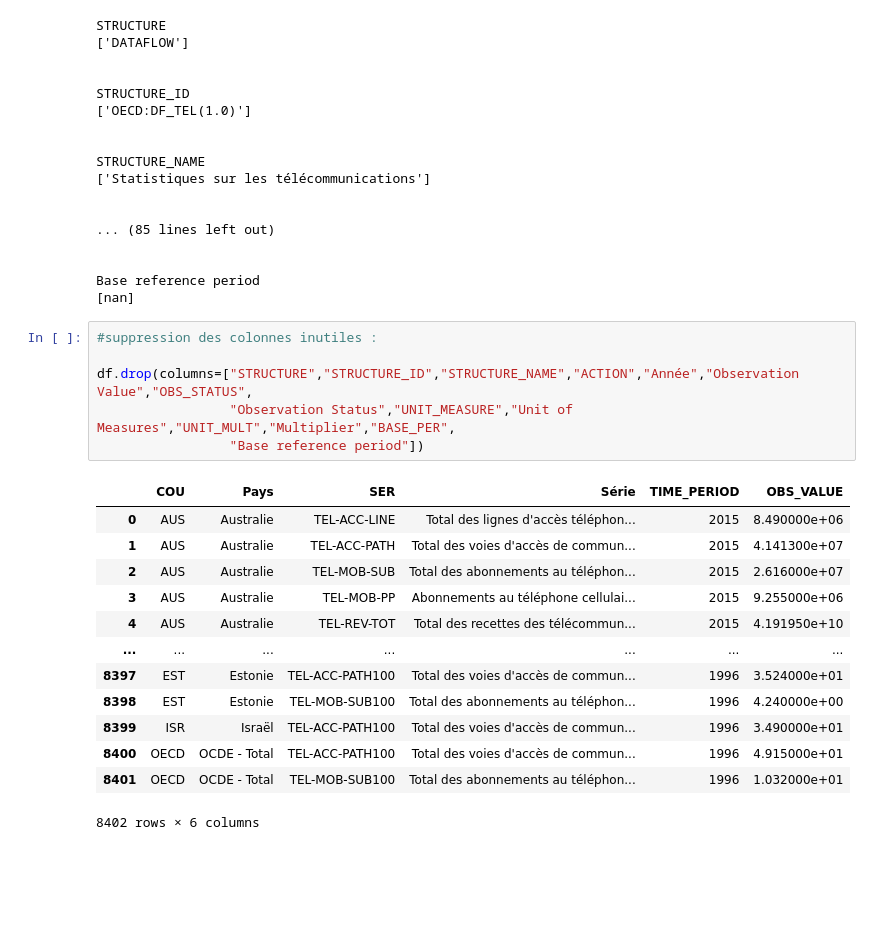
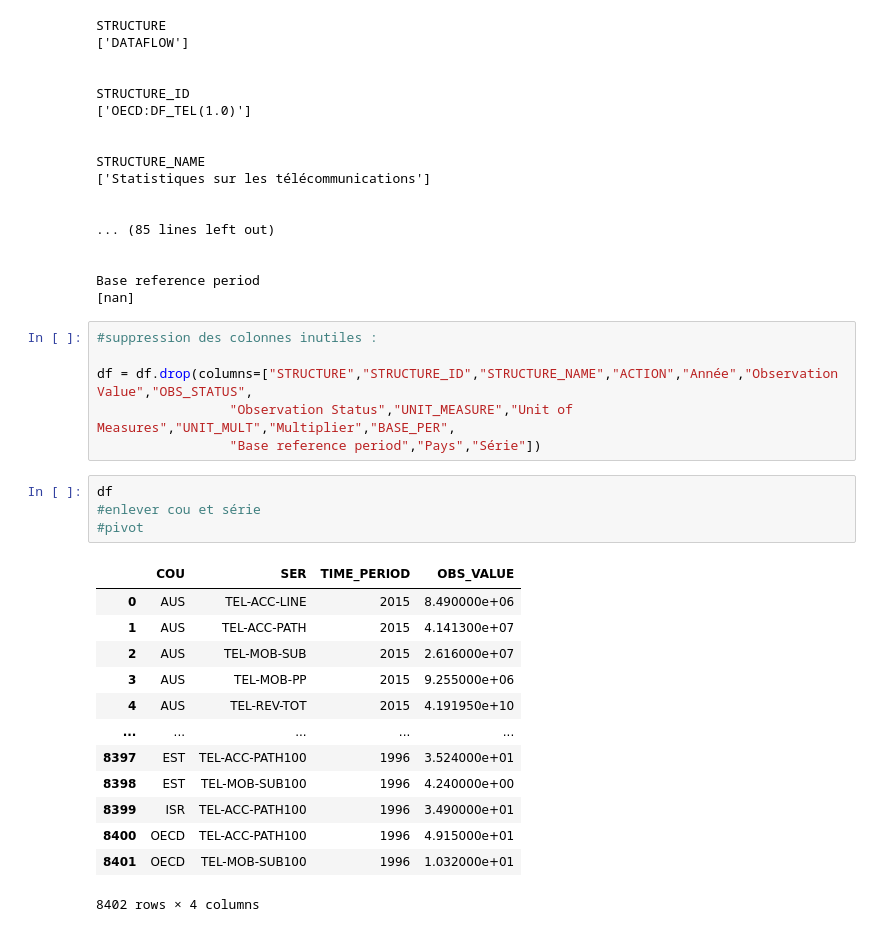
Before and after one commit to Said78z/projet_telecom, a Jupyter notebook: projet_telecom.ipynb, the cells around one changed output. Drawn from its saved outputs; the diff is of its cells as text; blank space fills up the shorter version.

```diff
--- a/projet_telecom.ipynb
+++ b/projet_telecom.ipynb
@@ -72,20 +59,24 @@ Base reference period
 # %%
 #suppression des colonnes inutiles :
 
-df.drop(columns=["STRUCTURE","STRUCTURE_ID","STRUCTURE_NAME","ACTION","Année","Observation Value","OBS_STATUS",
+df = df.drop(columns=["STRUCTURE","STRUCTURE_ID","STRUCTURE_NAME","ACTION","Année","Observation Value","OBS_STATUS",
                  "Observation Status","UNIT_MEASURE","Unit of Measures","UNIT_MULT","Multiplier","BASE_PER",
-                 "Base reference period"])
+                 "Base reference period","Pays","Série"])
-# %% [output]
-|  | COU | Pays | SER | Série | TIME_PERIOD | OBS_VALUE |
-| 0 | AUS | Australie | TEL-ACC-LINE | Total des lignes d'accès téléphon... | 2015 | 8.490000e+06 |
-| 1 | AUS | Australie | TEL-ACC-PATH | Total des voies d'accès de commun... | 2015 | 4.141300e+07 |
-| 2 | AUS | Australie | TEL-MOB-SUB | Total des abonnements au téléphon... | 2015 | 2.616000e+07 |
-| 3 | AUS | Australie | TEL-MOB-PP | Abonnements au téléphone cellulai... | 2015 | 9.255000e+06 |
-| 4 | AUS | Australie | TEL-REV-TOT | Total des recettes des télécommun... | 2015 | 4.191950e+10 |
-| ... | ... | ... | ... | ... | ... | ... |
-| 8397 | EST | Estonie | TEL-ACC-PATH100 | Total des voies d'accès de commun... | 1996 | 3.524000e+01 |
-| 8398 | EST | Estonie | TEL-MOB-SUB100 | Total des abonnements au téléphon... | 1996 | 4.240000e+00 |
-| 8399 | ISR | Israël | TEL-ACC-PATH100 | Total des voies d'accès de commun... | 1996 | 3.490000e+01 |
-| 8400 | OECD | OCDE - Total | TEL-ACC-PATH100 | Total des voies d'accès de commun... | 1996 | 4.915000e+01 |
-| 8401 | OECD | OCDE - Total | TEL-MOB-SUB100 | Total des abonnements au téléphon... | 1996 | 1.032000e+01 |
-8402 rows × 6 columns
+# %%
+df
+#enlever cou et série
+#pivot
+# %% [output]
+|  | COU | SER | TIME_PERIOD | OBS_VALUE |
+| 0 | AUS | TEL-ACC-LINE | 2015 | 8.490000e+06 |
+| 1 | AUS | TEL-ACC-PATH | 2015 | 4.141300e+07 |
+| 2 | AUS | TEL-MOB-SUB | 2015 | 2.616000e+07 |
+| 3 | AUS | TEL-MOB-PP | 2015 | 9.255000e+06 |
+| 4 | AUS | TEL-REV-TOT | 2015 | 4.191950e+10 |
+| ... | ... | ... | ... | ... |
+| 8397 | EST | TEL-ACC-PATH100 | 1996 | 3.524000e+01 |
+| 8398 | EST | TEL-MOB-SUB100 | 1996 | 4.240000e+00 |
+| 8399 | ISR | TEL-ACC-PATH100 | 1996 | 3.490000e+01 |
+| 8400 | OECD | TEL-ACC-PATH100 | 1996 | 4.915000e+01 |
+| 8401 | OECD | TEL-MOB-SUB100 | 1996 | 1.032000e+01 |
+8402 rows × 4 columns
```
Also changed, not shown: parts of 2 cells of this notebook.
